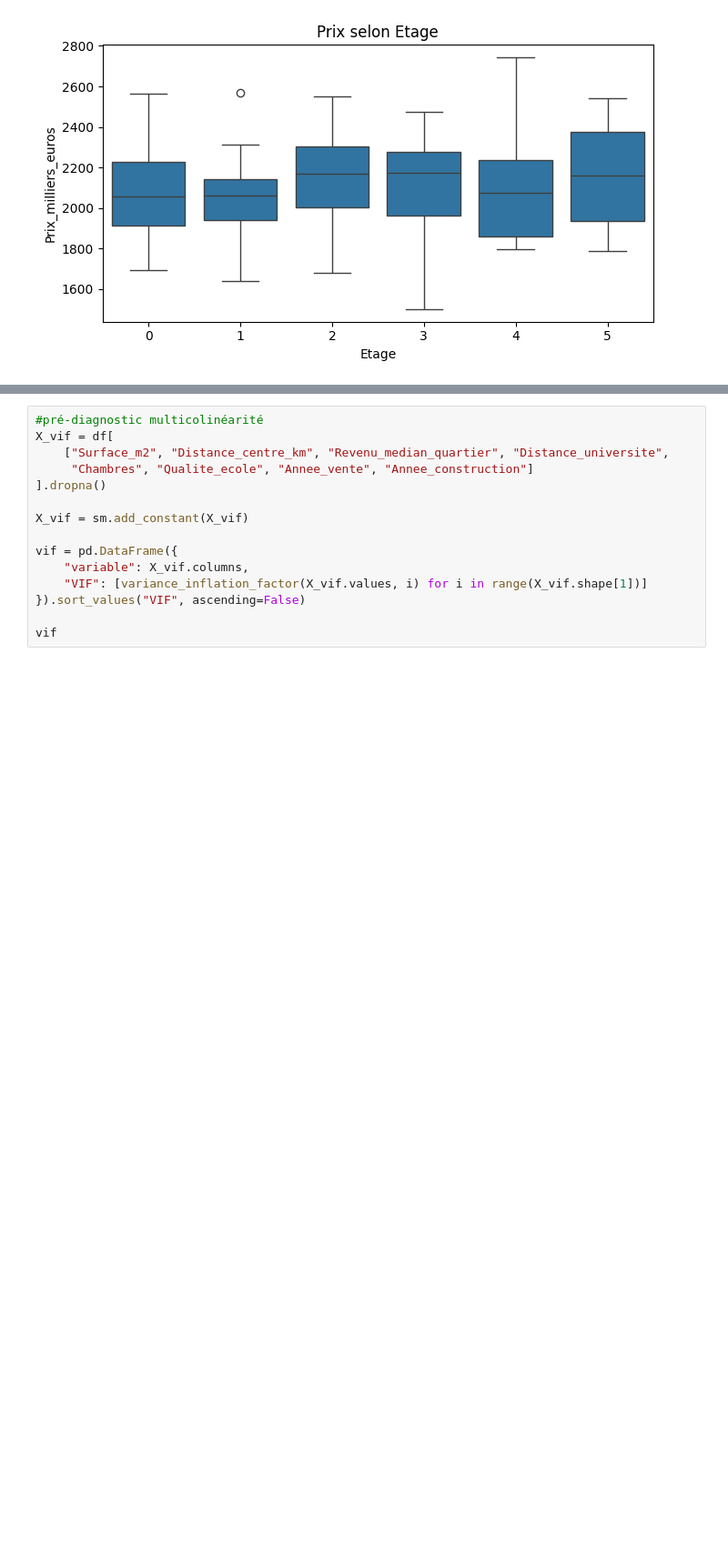
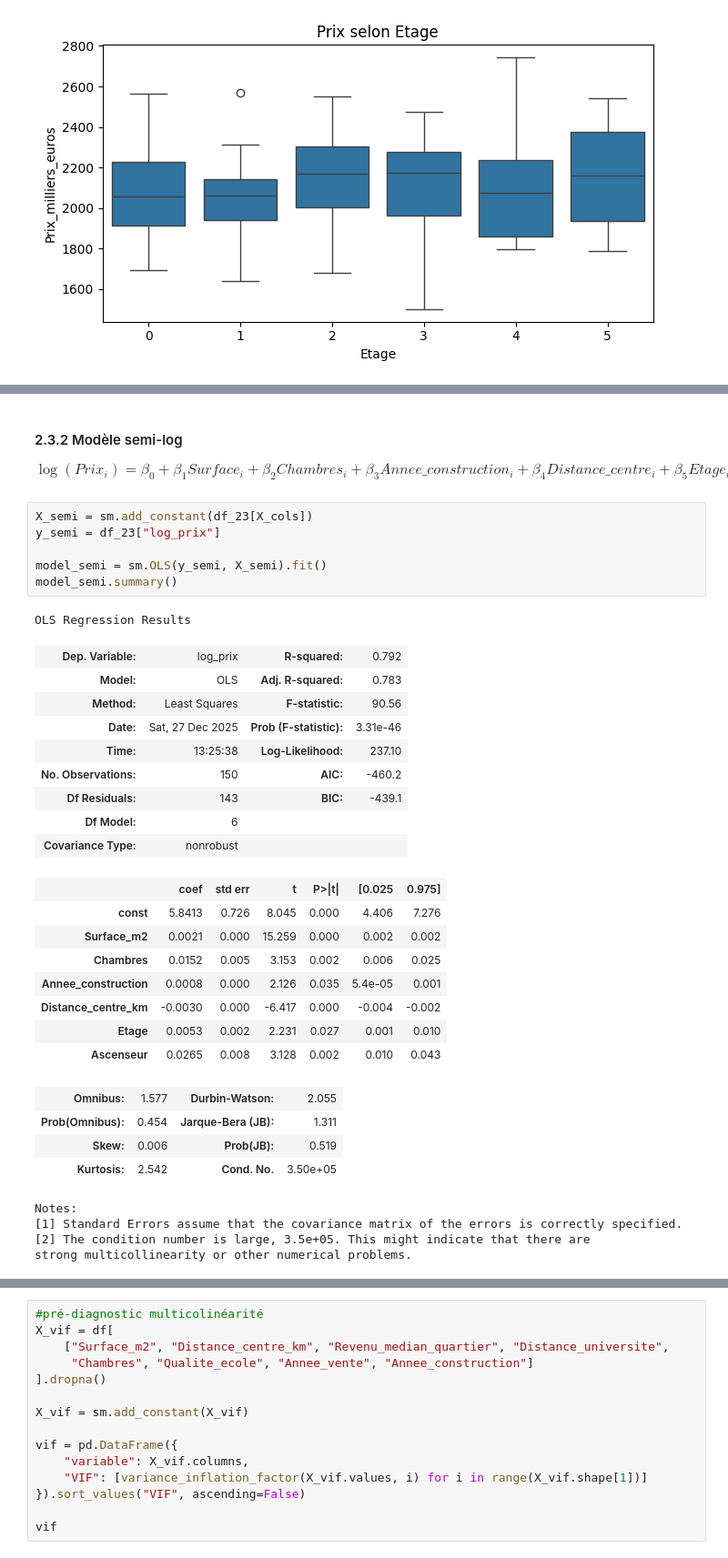
Before and after one commit to SIVAYANAMAPeraveena/Statistique, a Jupyter notebook: notebook.ipynb, the cells around one changed output, grey strips where cells are left out. Shown at 91% size. Cells and saved outputs as stored; diff of their text form; blank space fills up the shorter version.

```diff
--- a/notebook.ipynb
+++ b/notebook.ipynb
@@ -433,0 +491,36 @@ F-stat: 126.5712 | p(F): 1.0262874841902611e-62
+# %% [markdown]
+#### 2.3.2 Modèle semi-log
+$$\log(Prix_i)=\beta_0 + \beta_1 Surface_i + \beta_2 Chambres_i + \beta_3 Annee\_construction_i + \beta_4 Distance\_centre_i + \beta_5 Etage_i + \beta_6 Ascenseur_i + u_i$$
+# %%
+X_semi = sm.add_constant(df_23[X_cols])
+y_semi = df_23["log_prix"]
+
+model_semi = sm.OLS(y_semi, X_semi).fit()
+model_semi.summary()
+# %% [output]
+OLS Regression Results
+| Dep. Variable: | log_prix | R-squared: | 0.792 |
+| Model: | OLS | Adj. R-squared: | 0.783 |
+| Method: | Least Squares | F-statistic: | 90.56 |
+| Date: | Sat, 27 Dec 2025 | Prob (F-statistic): | 3.31e-46 |
+| Time: | 13:25:38 | Log-Likelihood: | 237.10 |
+| No. Observations: | 150 | AIC: | -460.2 |
+| Df Residuals: | 143 | BIC: | -439.1 |
+| Df Model: | 6 |  |  |
+| Covariance Type: | nonrobust |  |  |
+|  | coef | std err | t | P>|t| | [0.025 | 0.975] |
+| const | 5.8413 | 0.726 | 8.045 | 0.000 | 4.406 | 7.276 |
+| Surface_m2 | 0.0021 | 0.000 | 15.259 | 0.000 | 0.002 | 0.002 |
+| Chambres | 0.0152 | 0.005 | 3.153 | 0.002 | 0.006 | 0.025 |
+| Annee_construction | 0.0008 | 0.000 | 2.126 | 0.035 | 5.4e-05 | 0.001 |
+| Distance_centre_km | -0.0030 | 0.000 | -6.417 | 0.000 | -0.004 | -0.002 |
+| Etage | 0.0053 | 0.002 | 2.231 | 0.027 | 0.001 | 0.010 |
+| Ascenseur | 0.0265 | 0.008 | 3.128 | 0.002 | 0.010 | 0.043 |
+| Omnibus: | 1.577 | Durbin-Watson: | 2.055 |
+| Prob(Omnibus): | 0.454 | Jarque-Bera (JB): | 1.311 |
+| Skew: | 0.006 | Prob(JB): | 0.519 |
+| Kurtosis: | 2.542 | Cond. No. | 3.50e+05 |
+Notes:
+[1] Standard Errors assume that the covariance matrix of the errors is correctly specified.
+[2] The condition number is large, 3.5e+05. This might indicate that there are
+strong multicollinearity or other numerical problems.
```
Also changed, not shown: parts of 25 cells of this notebook.
